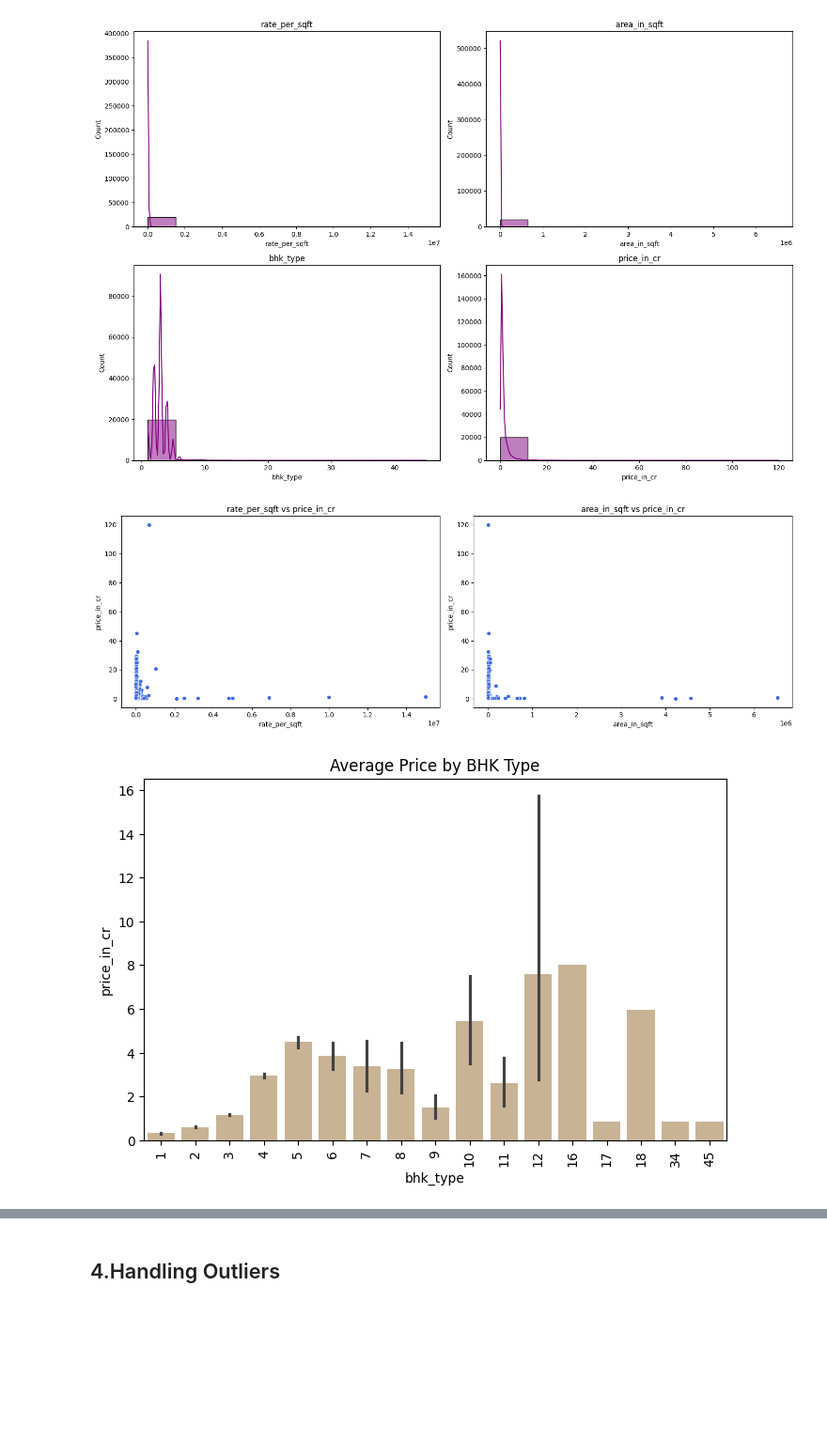
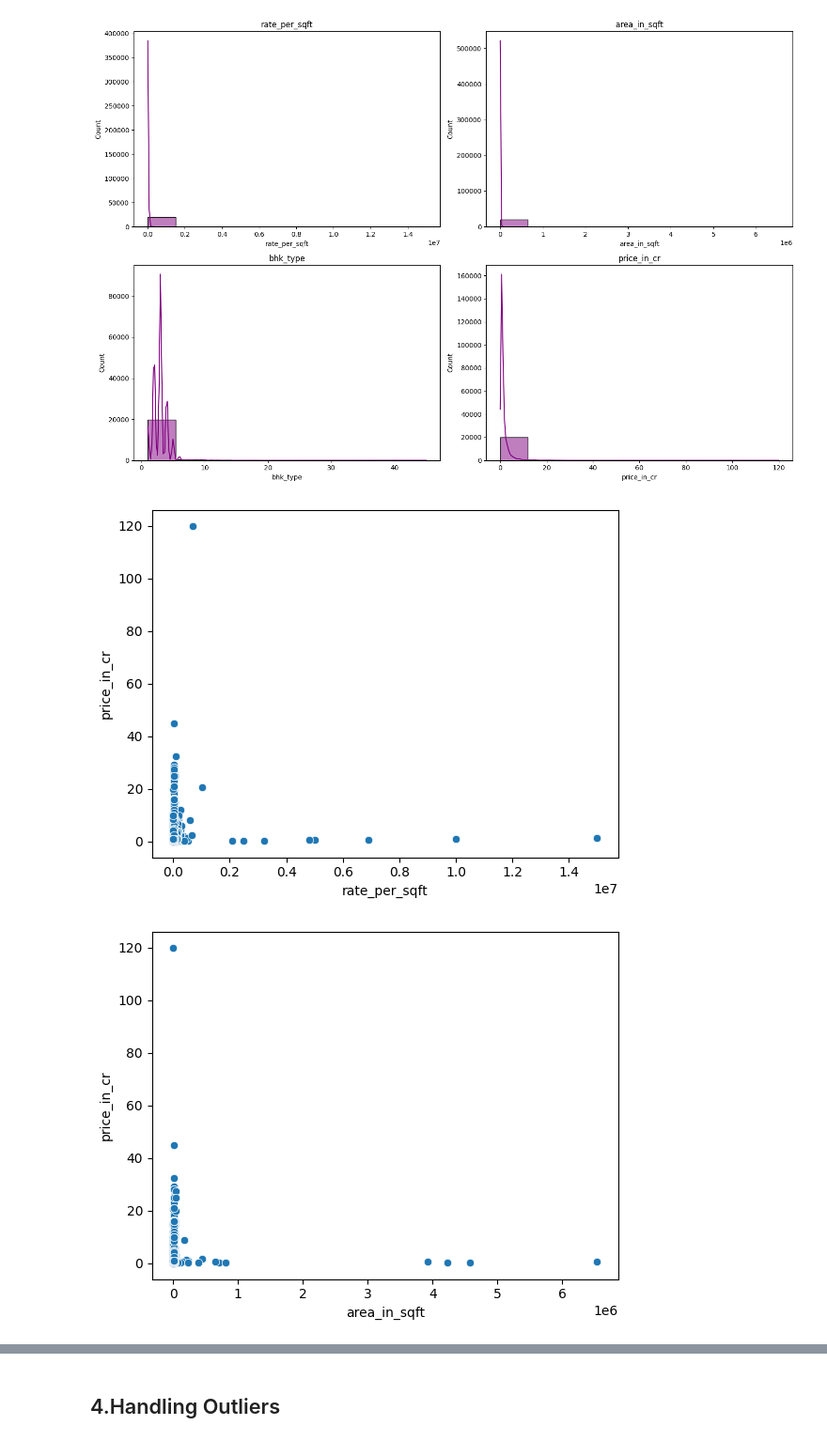
Before and after one commit to sujal-chauhan2006/ML-Projects, a Jupyter notebook: House_Price_Prediction/Notebook/House_price_prediction.ipynb, the cells around one changed output, grey strips where cells are left out. Shown at 94% size. Drawn from its saved outputs; the diff is of its cells as text; code cells hidden in the pictures; blank space fills up the shorter version.

```diff
--- a/House_Price_Prediction/Notebook/House_price_prediction.ipynb
+++ b/House_Price_Prediction/Notebook/House_price_prediction.ipynb
@@ -209,47 +209,14 @@ plt.tight_layout()
 plt.show()
 # %% [output]
 [figure]
-# %%
-num_cols = ['rate_per_sqft', 'area_in_sqft']
-
-fig, axes = plt.subplots(
-    nrows=(len(num_cols)+1)//2,
-    ncols=2,
-    figsize=(15,5)
-)
-
-axes = axes.flatten()
-
-for i, col in enumerate(num_cols):
-    sns.scatterplot(
-        data=df,
-        x=col,
-        y='price_in_cr',
-        ax=axes[i],
-        color='royalblue'
-    )
-    axes[i].set_title(f'{col} vs price_in_cr')
-
-# Remove unused subplot
-for j in range(i+1, len(axes)):
-    fig.delaxes(axes[j])
-
-plt.tight_layout()
-plt.show()
-# %% [output]
-[figure, removed]
-# %%
-plt.figure(figsize=(8,5))
-
-sns.barplot(
-    data=df,
-    x='bhk_type',
-    y='price_in_cr',
-    color='tan'
-)
-
-plt.xticks(rotation=90)
-plt.title('Average Price by BHK Type')
-plt.show()
-# %% [output]
-[figure, removed]
+# %%
+for i in numeric_cols:
+    sns.scatterplot(
+        data=df,
+        x=i,
+        y='price_in_cr'
+    )
+    plt.show()
+# %% [output]
+[figure, added]
+[figure, added]
```
Also changed, not shown: parts of 33 cells of this notebook.
